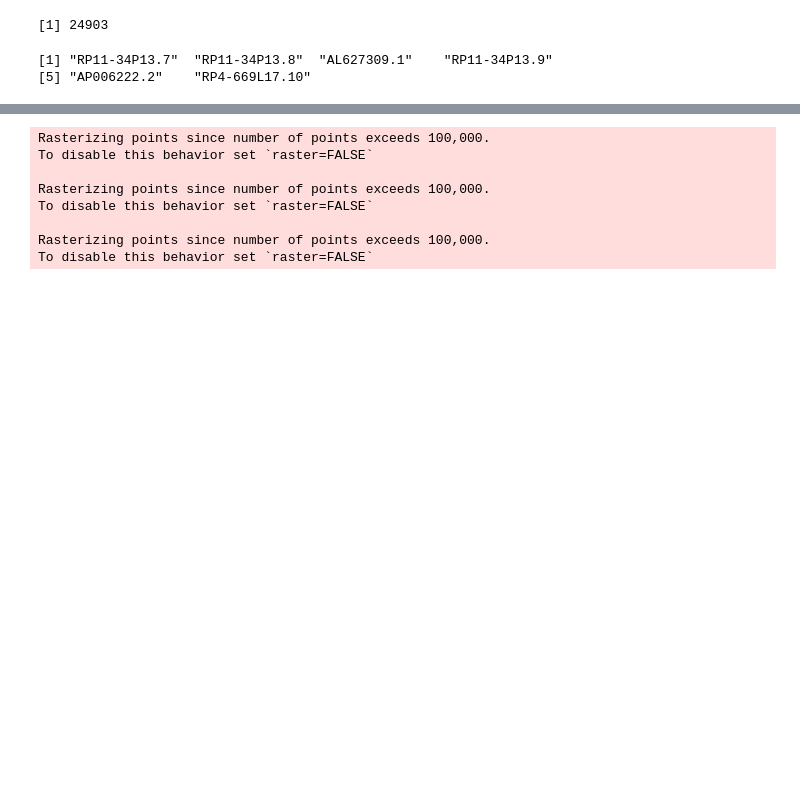
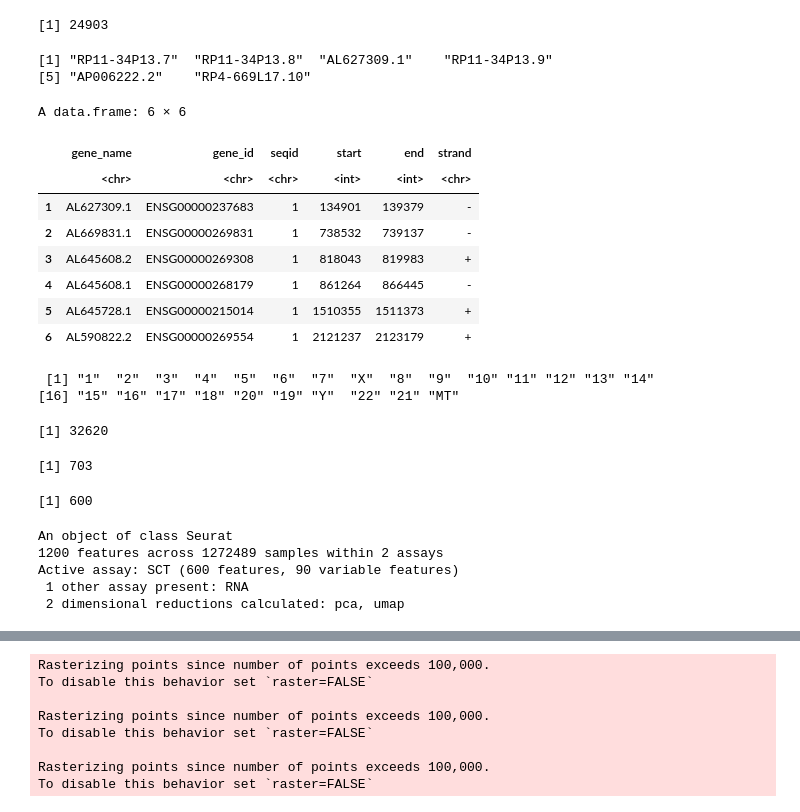
Before and after one commit to annacuomo/TenK10K_analyses, a Jupyter notebook: Load single-cell data.ipynb, the cells around one changed output, grey strips where cells are left out. Drawn from its saved outputs; the diff is of its cells as text; code cells hidden in the pictures; blank space fills up the shorter version.

Commit message:
add splitting seurat object by chromosome, turn into anndata'

```diff
--- a/Load single-cell data.ipynb
+++ b/Load single-cell data.ipynb
@@ -43,0 +58,42 @@ head(rownames(sce))
+# %%
+## gene location file
+genes_filename =  paste0(mydir,"GeneLocations.tsv")
+genes_df = read.csv(genes_filename, sep="\t")
+head(genes_df)
+# %% [output]
+A data.frame: 6 × 6
+|  | gene_name | gene_id | seqid | start | end | strand |
+|  | <chr> | <chr> | <chr> | <int> | <int> | <chr> |
+| 1 | AL627309.1 | ENSG00000237683 | 1 | 134901 | 139379 | - |
+| 2 | AL669831.1 | ENSG00000269831 | 1 | 738532 | 739137 | - |
+| 3 | AL645608.2 | ENSG00000269308 | 1 | 818043 | 819983 | + |
+| 4 | AL645608.1 | ENSG00000268179 | 1 | 861264 | 866445 | - |
+| 5 | AL645728.1 | ENSG00000215014 | 1 | 1510355 | 1511373 | + |
+| 6 | AL590822.2 | ENSG00000269554 | 1 | 2121237 | 2123179 | + |
+# %%
+unique(genes_df$seqid)
+# %% [output]
+ [1] "1"  "2"  "3"  "4"  "5"  "6"  "7"  "X"  "8"  "9"  "10" "11" "12" "13" "14"
+[16] "15" "16" "17" "18" "20" "19" "Y"  "22" "21" "MT"
+# %%
+length(unique(genes_df$gene_name))
+# %% [output]
+[1] 32620
+# %%
+chr22_genes = unique(genes_df[genes_df$seqid == '22',"gene_name"])
+length(chr22_genes)
+# %% [output]
+[1] 703
+# %%
+length(chr22_genes[chr22_genes %in% rownames(sce)])
+# %% [output]
+[1] 600
+# %%
+sce_22 = subset(sce, features = chr22_genes[chr22_genes %in% rownames(sce)])
+sce_22
+# %% [output]
+An object of class Seurat
+1200 features across 1272489 samples within 2 assays
+Active assay: SCT (600 features, 90 variable features)
+ 1 other assay present: RNA
+ 2 dimensional reductions calculated: pca, umap
```
Also changed, not shown: parts of 7 cells of this notebook.
